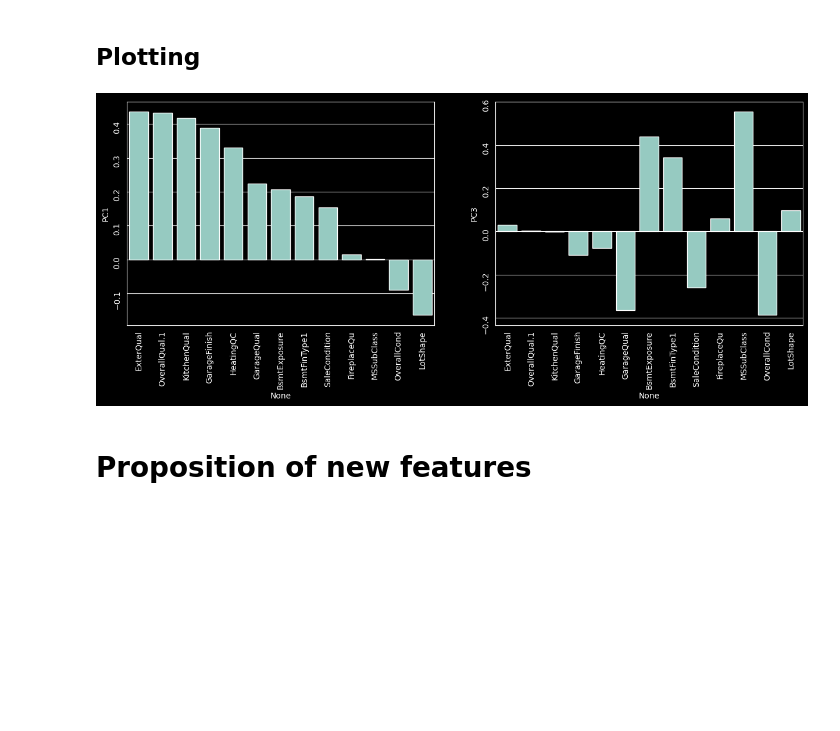
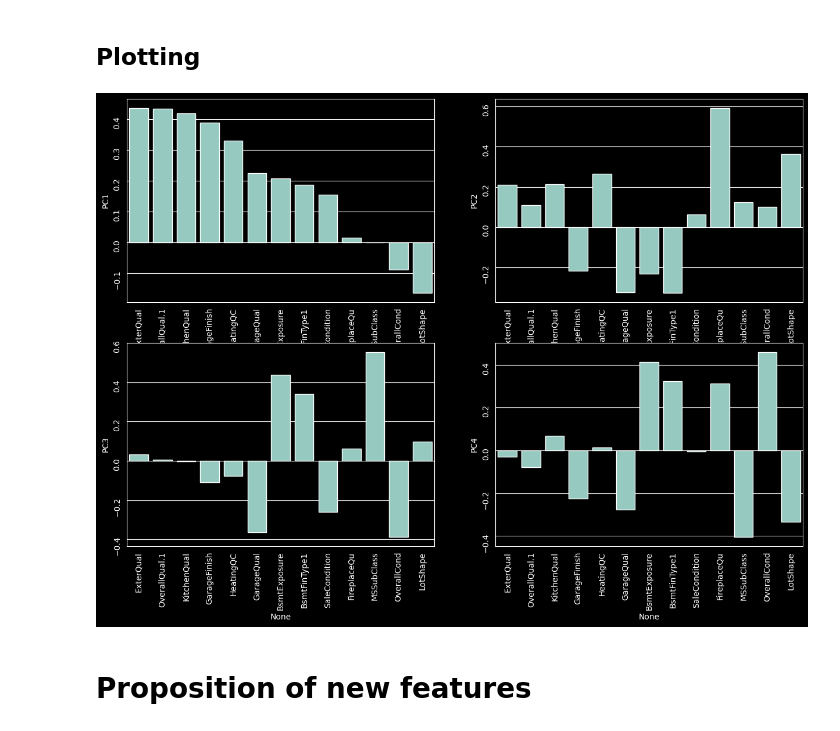
Before and after one commit to xXKeNdAmAmAsTeRXx/House_Prices_project, a Jupyter notebook: 3.2_EDA_ordinal.ipynb, the cells around one changed output. Cells and saved outputs as stored; diff of their text form; code cells hidden in the pictures; blank space fills up the shorter version.

Commit message:
plot all 4 pc

```diff
--- a/3.2_EDA_ordinal.ipynb
+++ b/3.2_EDA_ordinal.ipynb
@@ -161,19 +161,17 @@ df_PCA
 # %% [markdown]
 ## Plotting
 # %%
-fig, ax = plt.subplots(1,2, figsize = (15,5))
+fig, ax = plt.subplots(2,2, figsize = (15,10))
 ax=ax.flatten()
-sns.barplot(data = df_PCA, x=df_PCA.index, y='PC1', ax=ax[0])
-# sns.barplot(data = df_PCA, x=df_PCA.index, y='PC2', alpha=0.5, color= 'red', ax=ax[0])
-ax[0].tick_params(rotation=90)
+
+for idx, col in enumerate(df_PCA.columns):
+    sns.barplot(data = df_PCA, x=df_PCA.index, y=col, ax=ax[idx])
+    ax[idx].tick_params(rotation=90)
 
 
-sns.barplot(data = df_PCA, x=df_PCA.index, y='PC3', ax=ax[1])
-# sns.barplot(data = df_PCA, x=df_PCA.index, y='PC4', alpha=0.5, color= 'red', ax=ax[1])
-ax[1].tick_params(rotation=90)
 plt.show()
 # %% [output]
-[figure, old version]
+[figure, new version]
 # %% [markdown]
 # Proposition of new features
 # %%
```
Also changed, not shown: parts of 1 cell of this notebook.
